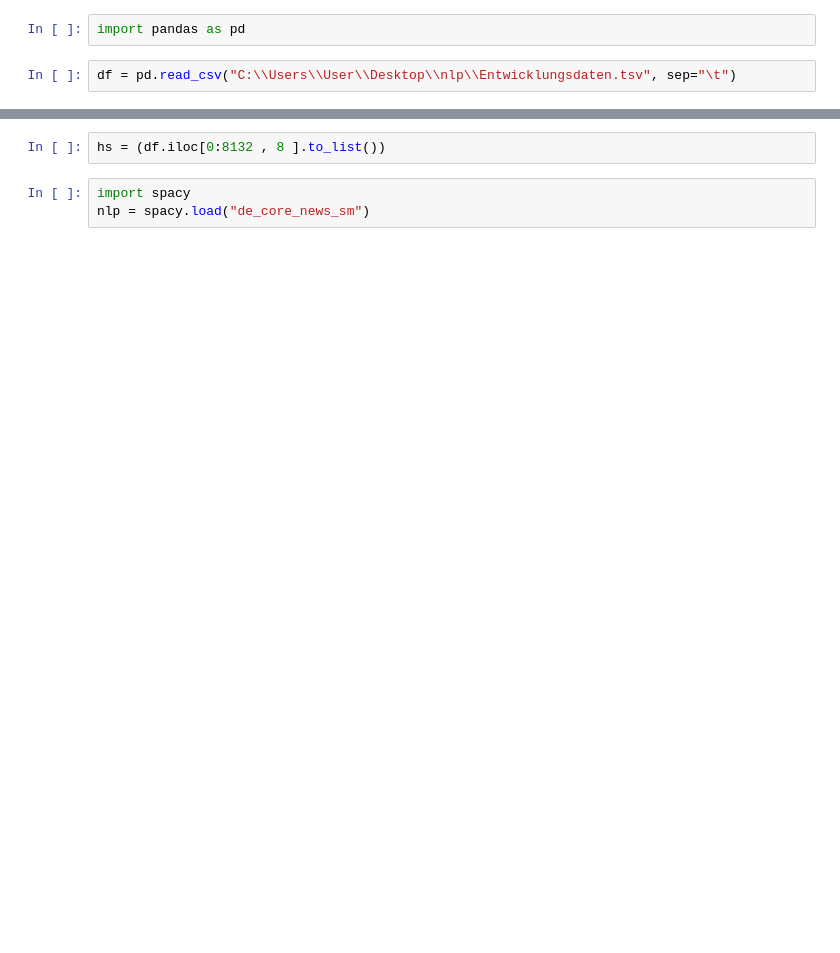
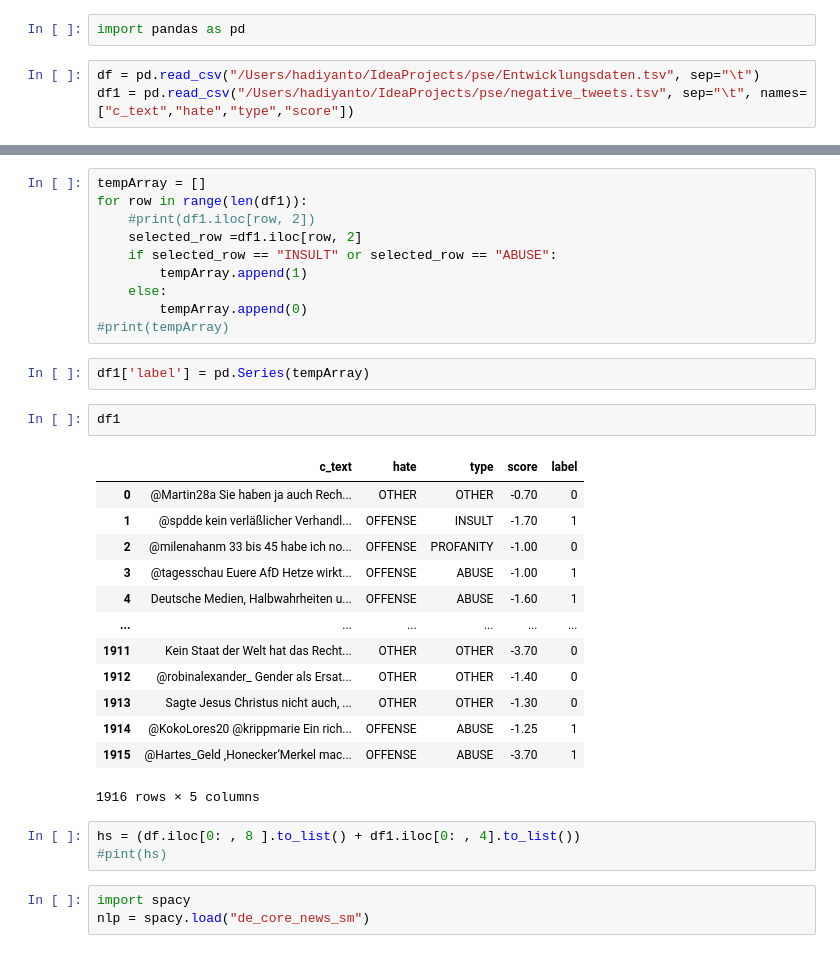
Before and after one commit to moalmsalmeh/Team-Target, a Jupyter notebook: PipelineX.ipynb, the cells around one changed output, grey strips where cells are left out. Cells and saved outputs as stored; diff of their text form; blank space fills up the shorter version.

Commit message:
- Normalized new training data - merge both dataset (Entwicklungsdaten & negative_tweets)

```diff
--- a/PipelineX.ipynb
+++ b/PipelineX.ipynb
@@ -1,4 +1,5 @@
 # %%
 import pandas as pd
 # %%
-df = pd.read_csv("C:\\Users\\User\\Desktop\\nlp\\Entwicklungsdaten.tsv", sep="\t")
+df = pd.read_csv("/Users/hadiyanto/IdeaProjects/pse/Entwicklungsdaten.tsv", sep="\t")
+df1 = pd.read_csv("/Users/hadiyanto/IdeaProjects/pse/negative_tweets.tsv", sep="\t", names=["c_text","hate","type","score"])
@@ -9,5 +27,34 @@ text= df.iloc[0:8132, 1 ]
+# %%
+tempArray = []
+for row in range(len(df1)):
+    #print(df1.iloc[row, 2])
+    selected_row =df1.iloc[row, 2]
+    if selected_row == "INSULT" or selected_row == "ABUSE":
+        tempArray.append(1)
+    else:
+        tempArray.append(0)
+#print(tempArray)
+# %%
+df1['label'] = pd.Series(tempArray)
+# %%
+df1
+# %% [output]
+|  | c_text | hate | type | score | label |
+| 0 | @Martin28a Sie haben ja auch Rech... | OTHER | OTHER | -0.70 | 0 |
+| 1 | @spdde kein verläßlicher Verhandl... | OFFENSE | INSULT | -1.70 | 1 |
+| 2 | @milenahanm 33 bis 45 habe ich no... | OFFENSE | PROFANITY | -1.00 | 0 |
+| 3 | @tagesschau Euere AfD Hetze wirkt... | OFFENSE | ABUSE | -1.00 | 1 |
+| 4 | Deutsche Medien, Halbwahrheiten u... | OFFENSE | ABUSE | -1.60 | 1 |
+| ... | ... | ... | ... | ... | ... |
+| 1911 | Kein Staat der Welt hat das Recht... | OTHER | OTHER | -3.70 | 0 |
+| 1912 | @robinalexander_ Gender als Ersat... | OTHER | OTHER | -1.40 | 0 |
+| 1913 | Sagte Jesus Christus nicht auch, ... | OTHER | OTHER | -1.30 | 0 |
+| 1914 | @KokoLores20 @krippmarie Ein rich... | OFFENSE | ABUSE | -1.25 | 1 |
+| 1915 | @Hartes_Geld ,Honecker‘Merkel mac... | OFFENSE | ABUSE | -3.70 | 1 |
+1916 rows × 5 columns
 # %%
-hs = (df.iloc[0:8132 , 8 ].to_list())
+hs = (df.iloc[0: , 8 ].to_list() + df1.iloc[0: , 4].to_list())
+#pint(hs)
 # %%
 import spacy
 nlp = spacy.load("de_core_news_sm")
```
Also changed, not shown: parts of 11 cells of this notebook, 1 other file.
